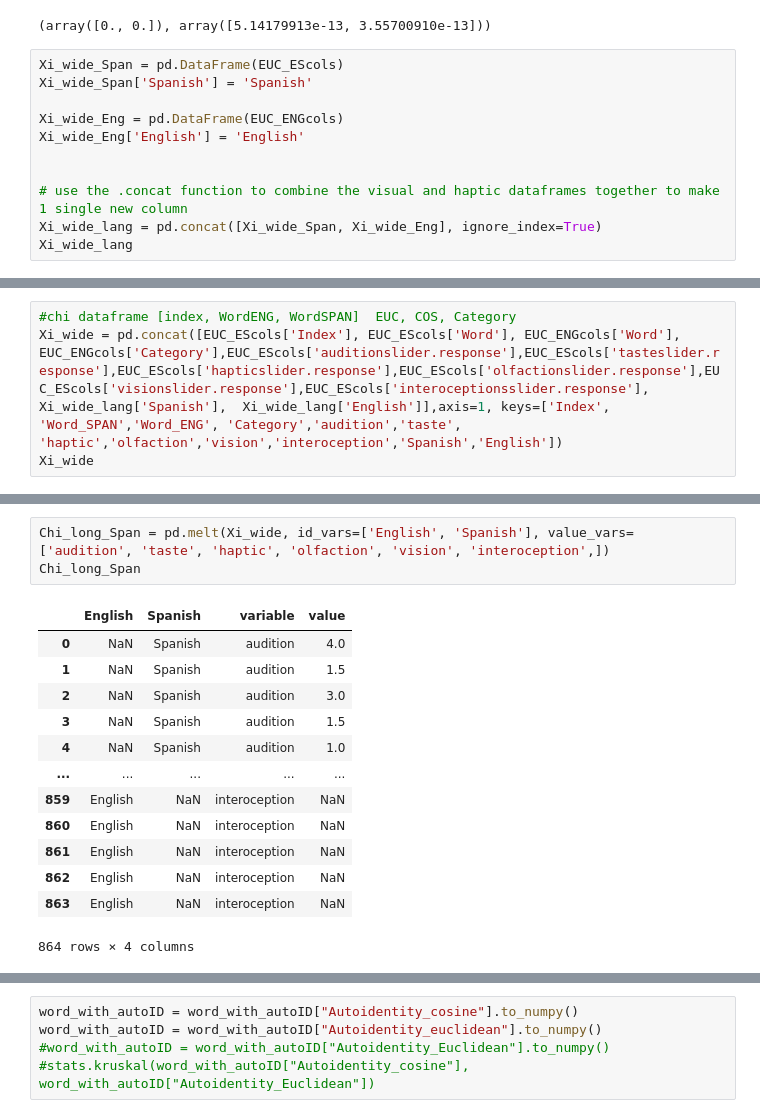
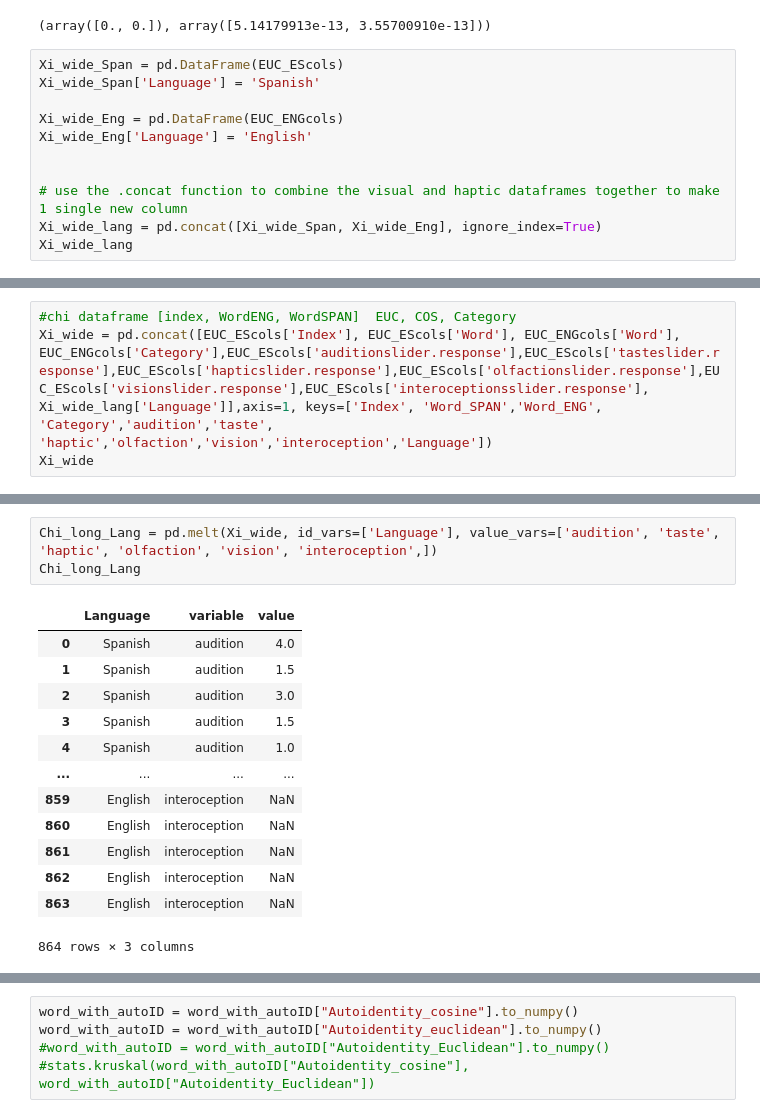
Before and after one commit to soniasola00/SpanLancasterNorm, a Jupyter notebook: Sonia3.ipynb, the cells around one changed output, grey strips where cells are left out. Drawn from its saved outputs; the diff is of its cells as text.

```diff
--- a/Sonia3.ipynb
+++ b/Sonia3.ipynb
@@ -1283,10 +1377,10 @@ wilcox_test.statistic, wilcox_test.pvalue
 (array([0., 0.]), array([5.14179913e-13, 3.55700910e-13]))
 # %%
 Xi_wide_Span = pd.DataFrame(EUC_EScols)
-Xi_wide_Span['Spanish'] = 'Spanish'
+Xi_wide_Span['Language'] = 'Spanish'
 
 Xi_wide_Eng = pd.DataFrame(EUC_ENGcols)
-Xi_wide_Eng['English'] = 'English'
+Xi_wide_Eng['Language'] = 'English'
 
 
 # use the .concat function to combine the visual and haptic dataframes together to make 1 single new column
@@ -1309,6 +1403,6 @@ Xi_wide_lang
 # %%
 #chi dataframe [index, WordENG, WordSPAN]  EUC, COS, Category
-Xi_wide = pd.concat([EUC_EScols['Index'], EUC_EScols['Word'], EUC_ENGcols['Word'], EUC_ENGcols['Category'],EUC_EScols['auditionslider.response'],EUC_EScols['tasteslider.response'],EUC_EScols['hapticslider.response'],EUC_EScols['olfactionslider.response'],EUC_EScols['visionslider.response'],EUC_EScols['interoceptionsslider.response'], Xi_wide_lang['Spanish'],  Xi_wide_lang['English']],axis=1, keys=['Index', 'Word_SPAN','Word_ENG', 'Category','audition','taste', 'haptic','olfaction','vision','interoception','Spanish','English'])
+Xi_wide = pd.concat([EUC_EScols['Index'], EUC_EScols['Word'], EUC_ENGcols['Word'], EUC_ENGcols['Category'],EUC_EScols['auditionslider.response'],EUC_EScols['tasteslider.response'],EUC_EScols['hapticslider.response'],EUC_EScols['olfactionslider.response'],EUC_EScols['visionslider.response'],EUC_EScols['interoceptionsslider.response'], Xi_wide_lang['Language']],axis=1, keys=['Index', 'Word_SPAN','Word_ENG', 'Category','audition','taste', 'haptic','olfaction','vision','interoception','Language'])
 Xi_wide
 # %% [output]
 |  | Index | Word_SPAN | Word_ENG | Category | audition | taste | haptic | olfaction | vision | interoception | ... |
@@ -1327,17 +1421,17 @@ Xi_wide
 # %%
-Chi_long_Span = pd.melt(Xi_wide, id_vars=['English', 'Spanish'], value_vars=['audition', 'taste', 'haptic', 'olfaction', 'vision', 'interoception',])
-Chi_long_Span
+Chi_long_Lang = pd.melt(Xi_wide, id_vars=['Language'], value_vars=['audition', 'taste', 'haptic', 'olfaction', 'vision', 'interoception',])
+Chi_long_Lang
 # %% [output]
-|  | English | Spanish | variable | value |
-| 0 | NaN | Spanish | audition | 4.0 |
-| 1 | NaN | Spanish | audition | 1.5 |
-| 2 | NaN | Spanish | audition | 3.0 |
-| 3 | NaN | Spanish | audition | 1.5 |
-| 4 | NaN | Spanish | audition | 1.0 |
-| ... | ... | ... | ... | ... |
-| 859 | English | NaN | interoception | NaN |
-| 860 | English | NaN | interoception | NaN |
-| 861 | English | NaN | interoception | NaN |
-| 862 | English | NaN | interoception | NaN |
-| 863 | English | NaN | interoception | NaN |
+|  | Language | variable | value |
+| 0 | Spanish | audition | 4.0 |
+| 1 | Spanish | audition | 1.5 |
+| 2 | Spanish | audition | 3.0 |
+| 3 | Spanish | audition | 1.5 |
+| 4 | Spanish | audition | 1.0 |
+| ... | ... | ... | ... |
+| 859 | English | interoception | NaN |
+| 860 | English | interoception | NaN |
+| 861 | English | interoception | NaN |
+| 862 | English | interoception | NaN |
+| 863 | English | interoception | NaN |
-864 rows × 4 columns
+864 rows × 3 columns
```
Also changed, not shown: parts of 35 cells of this notebook.
